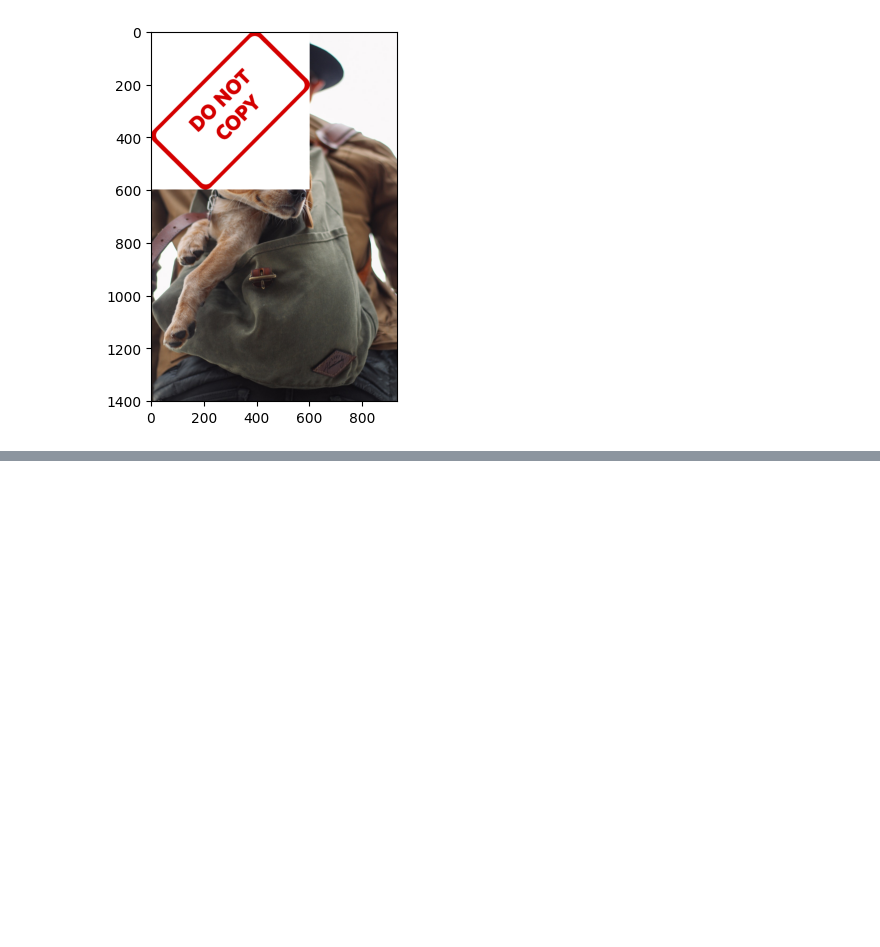
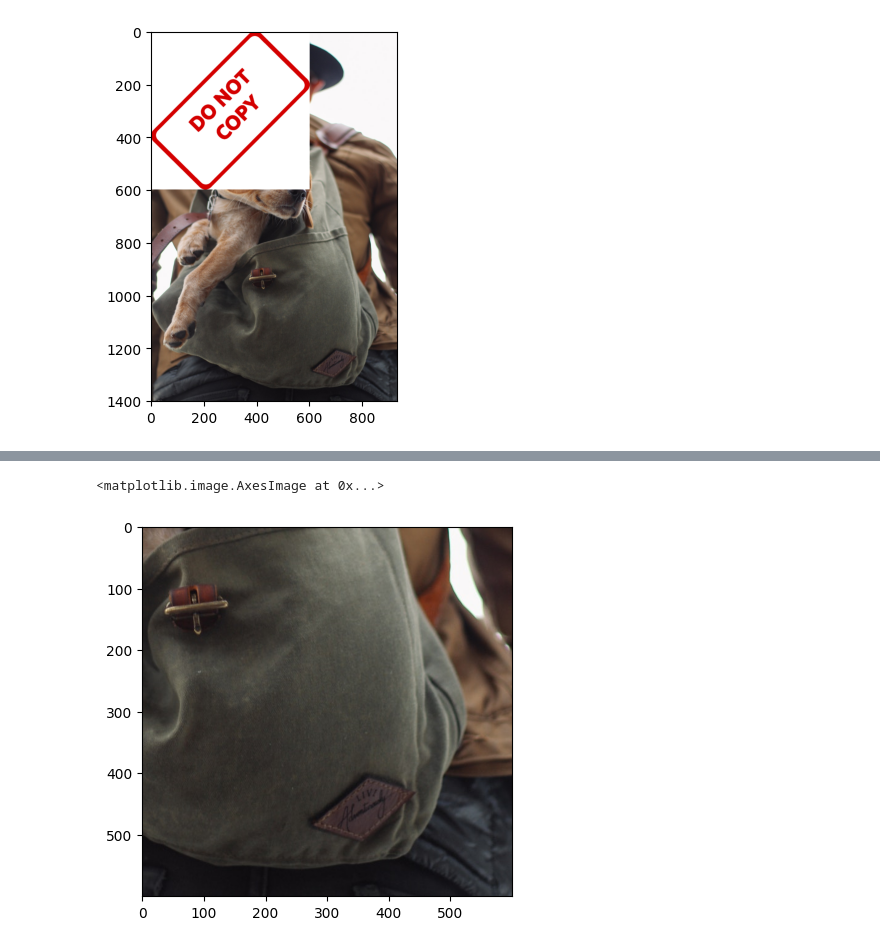
Before and after one commit to kcmartin/opencv-coursework, a Jupyter notebook: image-processing.ipynb, the cells around one changed output, grey strips where cells are left out. Cells and saved outputs as stored; diff of their text form; code cells hidden in the pictures; blank space fills up the shorter version.

```diff
--- a/image-processing.ipynb
+++ b/image-processing.ipynb
@@ -68,0 +88,5 @@ plt.imshow(large_img)
+# %%
+#bottom right corner
+
+x_offset = 934 - 600
+y_offset = 1401 - 600
@@ -68,0 +100,9 @@ plt.imshow(large_img)
+# %%
+# lets grab the ROI
+
+roi = img1[y_offset:1401,x_offset:943]
+# %%
+plt.imshow(roi)
+# %% [output]
+<matplotlib.image.AxesImage at 0x...>
+[figure, added]
```
Also changed, not shown: parts of 21 cells of this notebook.
